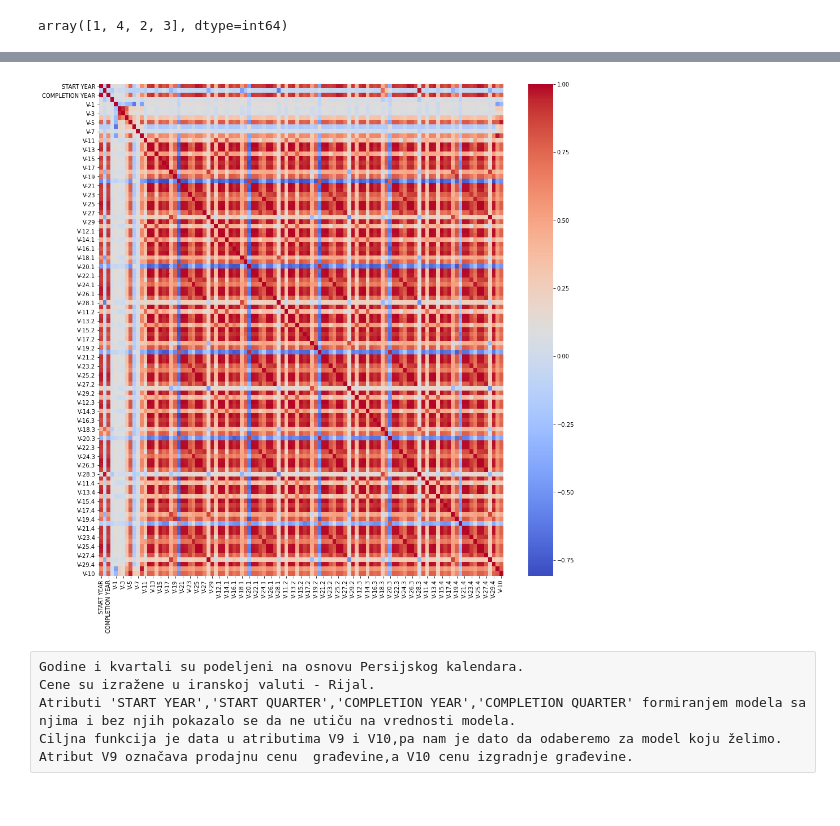
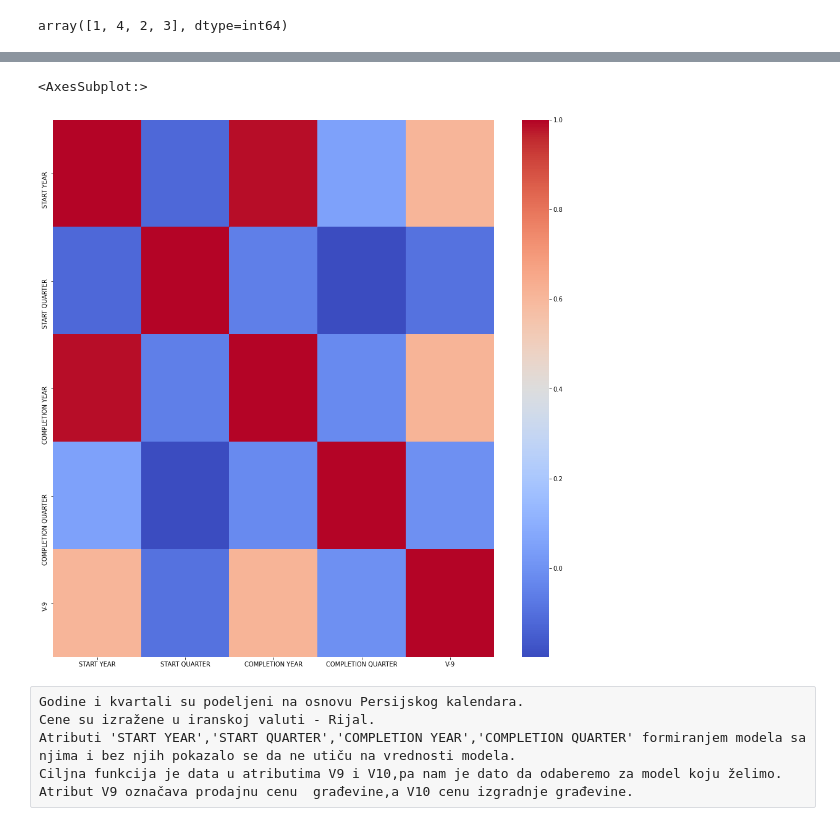
Before and after one commit to kaaiiser/Fitting-linear-regression-methodes-to-high-dimension-data-LARS-., a Jupyter notebook: 01_Vizuelizacija_skupa_podataka.ipynb, the cells around one changed output, grey strips where cells are left out. Drawn from its saved outputs; the diff is of its cells as text; code cells hidden in the pictures.

```diff
--- a/01_Vizuelizacija_skupa_podataka.ipynb
+++ b/01_Vizuelizacija_skupa_podataka.ipynb
@@ -80,9 +90,10 @@ ValueError: num must be 1 <= num <= 14, not 15
 # %%
 fig=plt.figure(figsize=(16, 16))
 ax = fig.add_subplot(111)
-sns.heatmap(data.corr(),cmap='coolwarm');
+sns.heatmap(data[['START YEAR','START QUARTER','COMPLETION YEAR','COMPLETION QUARTER','V-9']].corr(),cmap='coolwarm')
 # %% [output]
+<AxesSubplot:>
-[figure, old version]
+[figure, new version]
 # %% [raw]
 Godine i kvartali su podeljeni na osnovu Persijskog kalendara.
 Cene su izražene u iranskoj valuti - Rijal.
```
Also changed, not shown: parts of 5 cells of this notebook.
